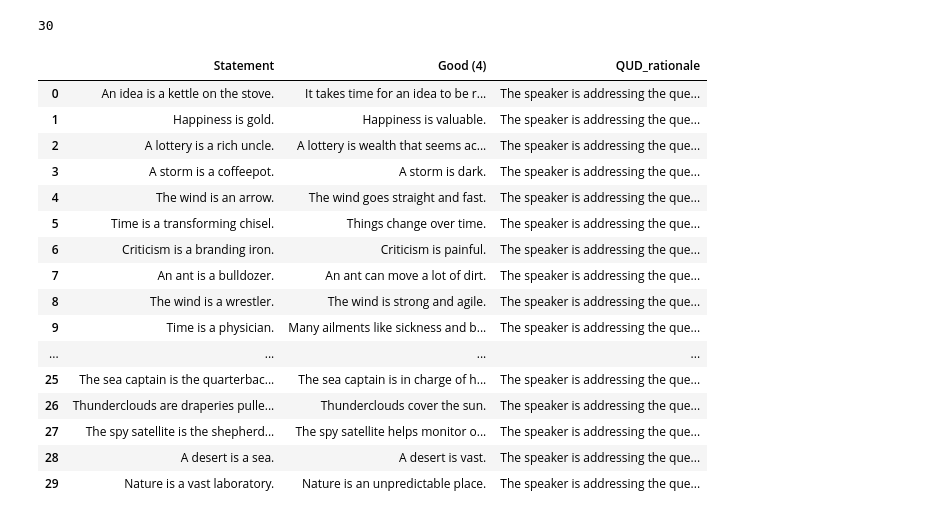
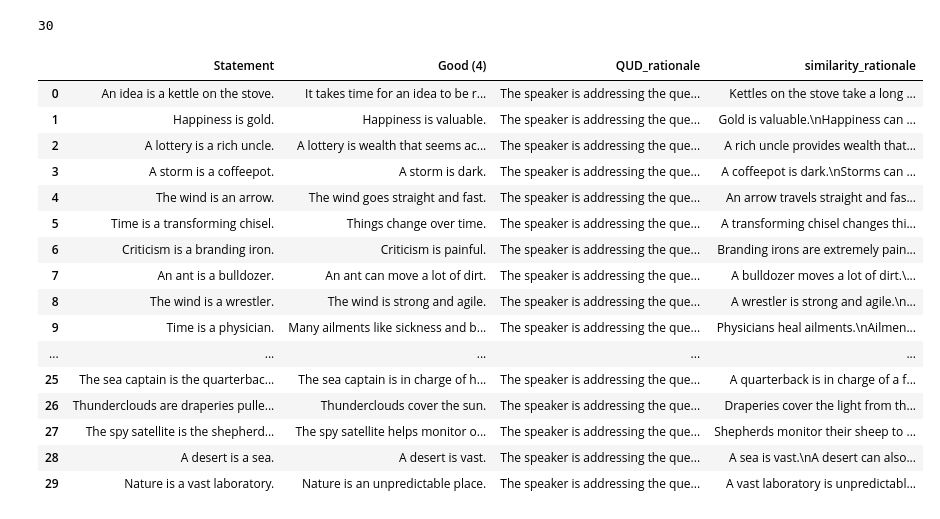
Before and after one commit to benpry/chain-pragmatics, a Jupyter notebook: code/CreateKatzPrompts.ipynb, the cells around one changed output. Cells and saved outputs as stored; diff of their text form; code cells hidden in the pictures.

Commit message:
added similarity prompts and results from them

```diff
--- a/code/CreateKatzPrompts.ipynb
+++ b/code/CreateKatzPrompts.ipynb
@@ -61,29 +61,64 @@ qud_rationales = [
     'The speaker is addressing the question "How big is the desert?"\nA sea is vast.\nSo the speaker is saying that a desert is vast.\nTherefore, the answer is a).',
     'The speaker is addressing the question "How predictable is nature?"\nA laboratory is not predictable.\nSo the speaker is saying that nature is an unpredictable place.\nTherefore, the answer is a).'
 ]
+# %%
+# similarity-based rationales
+similarity_rationales = [
+    "Kettles on the stove take a long time to be ready.\nIdeas can also take a long time to be ready.\nSo the speaker is saying that it takes time for an idea to be ready.\nTherefore, the answer is a).",
+    "Gold is valuable.\nHappiness can also be valuable.\nSo the speaker is saying that happiness is valuable.\nTherefore, the answer is d).",
+    "A rich uncle provides wealth that seems accessible, but may not actually be.\nA lottery promises to provide wealth, but winning is very unlikely.\nSo the speaker is saying that a lottery is wealth that seems accessible but may not be.\nTherefore, the answer is d).",
+    "A coffeepot is dark.\nStorms can also be dark.\nSo the speaker is saying that a storm is dark.\nTherefore, the answer is b).",
+    "An arrow travels straight and fast.\nThe wind can also travel straight and fast.\nSo the speaker is saying that the wind goes straight and fast.\nTherefore, the answer is a).",
+    "A transforming chisel changes things when used.\nTime can also cause things to change.\nSo the speaker is saying that things change over time.\nTherefore, the answer is b).",
+    "Branding irons are extremely painful.\nCriticism can also be painful.\nSo the speaker is saying that criticism is painful.\nTherefore, the answer is d).",
+    "A bulldozer moves a lot of dirt.\nAnts can also move dirt.\nSo the speaker is saying that an ant can move a lot of dirt.\nTherefore, the answer is d).",
+    "A wrestler is strong and agile.\nThe wind can also be strong and agile.\nSo the speaker is saying that the wind is strong an agile.\nTherefore, the answer is d).",
+    "Physicians heal ailments.\nAilments like sicknesses and broken bones often heal over time.\nSo the speaker is saying that many ailments like sickness and broken bones heal over time.\nTherefore, the answer is d).",
+    "An altar of memories has many memories.\nOlder people also have many memories.\nSo the speaker is saying that older people have more memories.\nTherefore, the answer is d).",
+    "Blueprints are instructions for how to build something.\nGenes also contain instructions for building living things.\nSo the speaker is saying that genes are instructions.\nTherefore, the answer is a).",
+    "Alarm clocks motivate people to get out of bed.\nHistory can also motivate people.\nSo the speaker is saying that history is motivation.\nTherefore, the answer is b).",
+    "A newborn baby is loud.\nBagpipes are also loud.\nSo the speaker is saying that a bagpipe is loud.\nTherefore, the answer is c).",
+    "A prisoner of wishes has no control over what they want.\nMankind can also struggle with a lack of control over what they want.\nSo the speaker is saying that people don't have control over what they want.\nTherefore, the answer is a).",
+    "Penicilin is a strong antibiotic that can solve medical problems.\nPower can also solve many problems.\nSo the speaker is saying that power can resolve problems.\nTherefore, the answer is b).",
+    "A wandering outlaw of a dark mind does bad things.\nMan often wants to do bad things.\nSo the speaker is saying that people can't help themselves from wanting to do bad things.\nTherefore, the answer is c)",
+    "An arrow flies through the air and punctures people's skin.\nMosquitos also fly through the air and puncture people's skin.\nSo the speaker is saying that mosquitos fly through the air and into people.\nTherefore, the answer is c).",
+    "The yellow pages provide information about companies.\nBillboards on the highway also provide information about companies.\nSo the speaker is saying that billboards provide information about companies.\nTherefore, the answer is a).",
+    "A black cavern is mysterious.\nSilence can also be mysterious.\nSo the speaker is saying that silence is mysterious.\nTherefore, the answer is c).",
+    "A worm that lives on a carcass is small and irrelevant on the scale of the carcass.\nPeople are small and irrelevant on the scale of the earth.\nSo the speaker is saying that a person's life is small and irrelevant.\nTherefore, the answer is a).",
+    "Dimples give character to a person's face.\nThe moon has craters that give it character.\nSo the speaker is saying that craters give character to the moon's surface.\nTherefore, the answer is d).",
+    "Aprons prevent risk to cooks.\nSilence can also prevent risk by avoiding confrontations.\nSo the speaker is saying that silence prevents risk.\nTherefore, the answer is b).",
+    "A sponge absorbs liquids.\nHistory can absorb things, like people and stories.\nSo the speaker is saying that history absorbs people and stories.\nTherefore, the answer is b).",
+    "Hawks among fowl uses violence to attack the fowl who are not violent.\nTerrorists also use violence against people who are not violent.\nSo the speaker is saying that terrorists are people who seek to use violence among people who don't wish to use violence.\nTherefore, the answer is b).",
+    "A quarterback is in charge of a football team.\nA sea captain is also in charge of a ship.\nSo the speaker is saying that the sea captain is in charge of his ship.\nTherefore, the answer is b).",
+    "Draperies cover the light from the windows they are front of.\nThunderclouds cover the sun.\nSo the speaker is saying that thunderclouds cover the sun.\nTherefore, the answer is c).",
+    "Shepherds monitor their sheep to keep them secure.\nSpy satellites also do monitoring to maintain national security.\nSo the speaker is saying that the spy satellite helps monitor our nation's security.\nTherefore, the answer is a).",
+    "A sea is vast.\nA desert can also be vast.\nSo the speaker is saying that a desert is vast.\nTherefore, the answer is a).",
+    "A vast laboratory is unpredictable.\nNature can also be unpredictable.\nSo the speaker is saying that nature is an unpredictable place.\nTherefore, the answer is a)."
+]
 # %%
 len(qud_rationales)
 # %% [output]
 30
 # %%
 df_prompts["QUD_rationale"] = qud_rationales
+df_prompts["similarity_rationale"] = similarity_rationales
 # %%
-df_prompts[["Statement", "Good (4)", "QUD_rationale"]]
+df_prompts[["Statement", "Good (4)", "QUD_rationale", "similarity_rationale"]]
 # %% [output]
-|  | Statement | Good (4) | QUD_rationale |
-| 0 | An idea is a kettle on the stove. | It takes time for an idea to be r... | The speaker is addressing the que... |
-| 1 | Happiness is gold. | Happiness is valuable. | The speaker is addressing the que... |
-| 2 | A lottery is a rich uncle. | A lottery is wealth that seems ac... | The speaker is addressing the que... |
-| 3 | A storm is a coffeepot. | A storm is dark. | The speaker is addressing the que... |
-| 4 | The wind is an arrow. | The wind goes straight and fast. | The speaker is addressing the que... |
-| 5 | Time is a transforming chisel. | Things change over time. | The speaker is addressing the que... |
-| 6 | Criticism is a branding iron. | Criticism is painful. | The speaker is addressing the que... |
-| 7 | An ant is a bulldozer. | An ant can move a lot of dirt. | The speaker is addressing the que... |
-| 8 | The wind is a wrestler. | The wind is strong and agile. | The speaker is addressing the que... |
-| 9 | Time is a physician. | Many ailments like sickness and b... | The speaker is addressing the que... |
-| ... | ... | ... | ... |
-| 25 | The sea captain is the quarterbac... | The sea captain is in charge of h... | The speaker is addressing the que... |
-| 26 | Thunderclouds are draperies pulle... | Thunderclouds cover the sun. | The speaker is addressing the que... |
-| 27 | The spy satellite is the shepherd... | The spy satellite helps monitor o... | The speaker is addressing the que... |
-| 28 | A desert is a sea. | A desert is vast. | The speaker is addressing the que... |
-| 29 | Nature is a vast laboratory. | Nature is an unpredictable place. | The speaker is addressing the que... |
+|  | Statement | Good (4) | QUD_rationale | similarity_rationale |
+| 0 | An idea is a kettle on the stove. | It takes time for an idea to be r... | The speaker is addressing the que... | Kettles on the stove take a long ... |
+| 1 | Happiness is gold. | Happiness is valuable. | The speaker is addressing the que... | Gold is valuable.\nHappiness can ... |
+| 2 | A lottery is a rich uncle. | A lottery is wealth that seems ac... | The speaker is addressing the que... | A rich uncle provides wealth that... |
+| 3 | A storm is a coffeepot. | A storm is dark. | The speaker is addressing the que... | A coffeepot is dark.\nStorms can ... |
+| 4 | The wind is an arrow. | The wind goes straight and fast. | The speaker is addressing the que... | An arrow travels straight and fas... |
+| 5 | Time is a transforming chisel. | Things change over time. | The speaker is addressing the que... | A transforming chisel changes thi... |
+| 6 | Criticism is a branding iron. | Criticism is painful. | The speaker is addressing the que... | Branding irons are extremely pain... |
+| 7 | An ant is a bulldozer. | An ant can move a lot of dirt. | The speaker is addressing the que... | A bulldozer moves a lot of dirt.\... |
+| 8 | The wind is a wrestler. | The wind is strong and agile. | The speaker is addressing the que... | A wrestler is strong and agile.\n... |
+| 9 | Time is a physician. | Many ailments like sickness and b... | The speaker is addressing the que... | Physicians heal ailments.\nAilmen... |
+| ... | ... | ... | ... | ... |
+| 25 | The sea captain is the quarterbac... | The sea captain is in charge of h... | The speaker is addressing the que... | A quarterback is in charge of a f... |
+| 26 | Thunderclouds are draperies pulle... | Thunderclouds cover the sun. | The speaker is addressing the que... | Draperies cover the light from th... |
+| 27 | The spy satellite is the shepherd... | The spy satellite helps monitor o... | The speaker is addressing the que... | Shepherds monitor their sheep to ... |
+| 28 | A desert is a sea. | A desert is vast. | The speaker is addressing the que... | A sea is vast.\nA desert can also... |
+| 29 | Nature is a vast laboratory. | Nature is an unpredictable place. | The speaker is addressing the que... | A vast laboratory is unpredictabl... |
```
Also changed, not shown: parts of 4 cells of this notebook, 12 other files.
